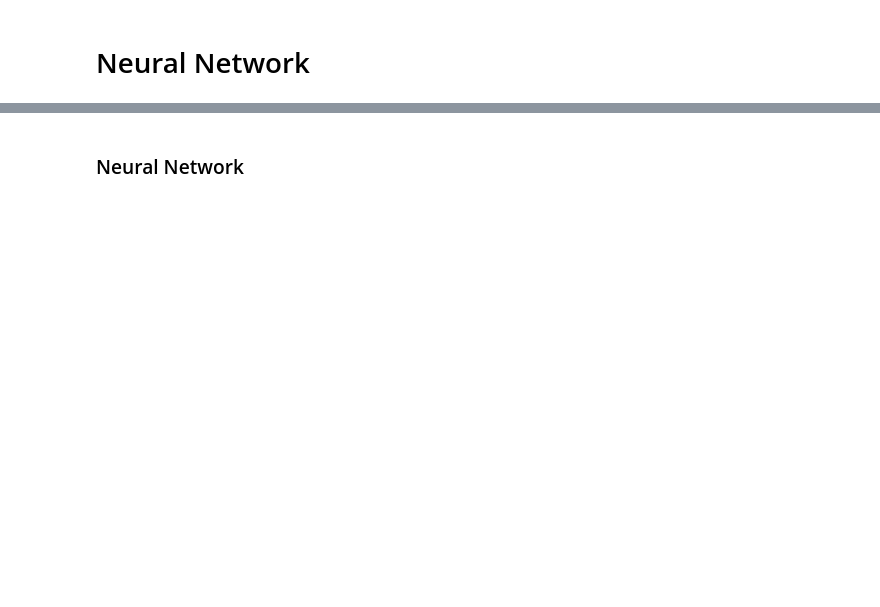
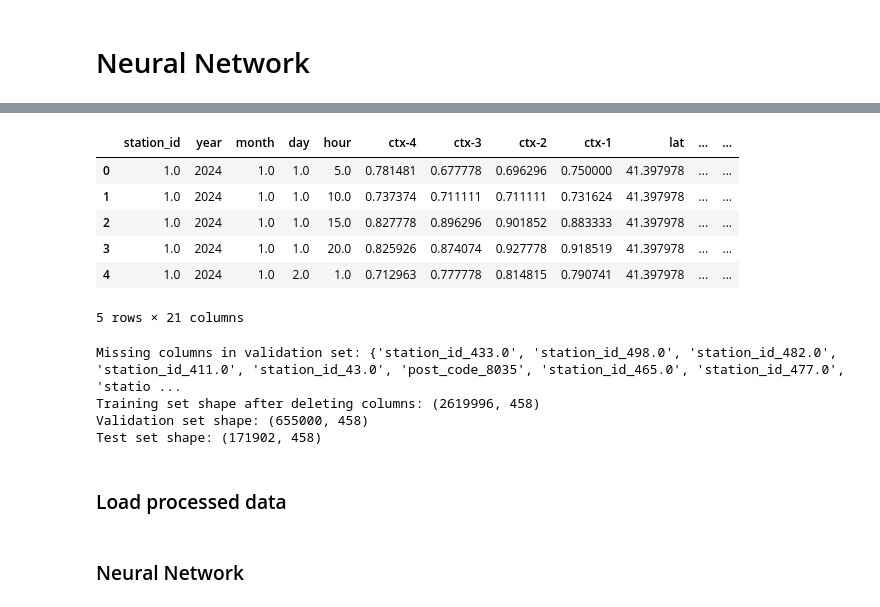
Before and after one commit to carlotalacasav/Gorrapiedra-proyecto, a Jupyter notebook: neural_network.ipynb, the cells around one changed output, grey strips where cells are left out. Cells and saved outputs as stored; diff of their text form; code cells hidden in the pictures; blank space fills up the shorter version.

```diff
--- a/neural_network.ipynb
+++ b/neural_network.ipynb
@@ -33,3 +41,15 @@ df.head()
+# %%
+test_data = pd.read_csv("../full_data_2024.csv")
+test_data.drop(['percentage_docks_available'], axis=1, inplace=True)
+test_data.head()
+# %% [output]
+|  | station_id | year | month | day | hour | ctx-4 | ctx-3 | ctx-2 | ctx-1 | lat | ... | ... |
+| 0 | 1.0 | 2024 | 1.0 | 1.0 | 5.0 | 0.781481 | 0.677778 | 0.696296 | 0.750000 | 41.397978 | ... | ... |
+| 1 | 1.0 | 2024 | 1.0 | 1.0 | 10.0 | 0.737374 | 0.711111 | 0.711111 | 0.731624 | 41.397978 | ... | ... |
+| 2 | 1.0 | 2024 | 1.0 | 1.0 | 15.0 | 0.827778 | 0.896296 | 0.901852 | 0.883333 | 41.397978 | ... | ... |
+| 3 | 1.0 | 2024 | 1.0 | 1.0 | 20.0 | 0.825926 | 0.874074 | 0.927778 | 0.918519 | 41.397978 | ... | ... |
+| 4 | 1.0 | 2024 | 1.0 | 2.0 | 1.0 | 0.712963 | 0.777778 | 0.814815 | 0.790741 | 41.397978 | ... | ... |
+5 rows × 21 columns
 # %%
 # Separar les característiques (X) de la variable objectiu (y)
 X = df.drop(['percentage_docks_available'], axis=1)
@@ -40,3 +67,23 @@ X_train, X_validation, y_train, y_validation = train_test_split(X, y, test_size=
+# %%
+# Veiem si el training set y el TEST SET 2024 tenen diferent número de columnes després del encoding. Mirem quines son les columnes que falten al set de 2024.
+missing_cols = set(x_train_encoded.columns) - set(x_test_encoded.columns)
+print("Missing columns in validation set:", missing_cols)
+
+# Si hay columnas que faltan en el TEST set, las borramos del training set y del validation set
+for col in missing_cols:
+    x_train_encoded.drop(col, axis=1, inplace=True)
+    x_validation_encoded.drop(col, axis=1, inplace=True)
+
+print("Training set shape after deleting columns:", x_train_encoded.shape)
+print("Validation set shape:", x_validation_encoded.shape)
+print("Test set shape:", x_test_encoded.shape)
+# %% [output]
+Missing columns in validation set: {'station_id_433.0', 'station_id_498.0', 'station_id_482.0', 'station_id_411.0', 'station_id_43.0', 'post_code_8035', 'station_id_465.0', 'station_id_477.0', 'statio ...
+Training set shape after deleting columns: (2619996, 458)
+Validation set shape: (655000, 458)
+Test set shape: (171902, 458)
+# %% [markdown]
+### Load processed data
 # %% [markdown]
 ### Neural Network
 # %%
```
Also changed, not shown: parts of 9 cells of this notebook, 1 other file.
